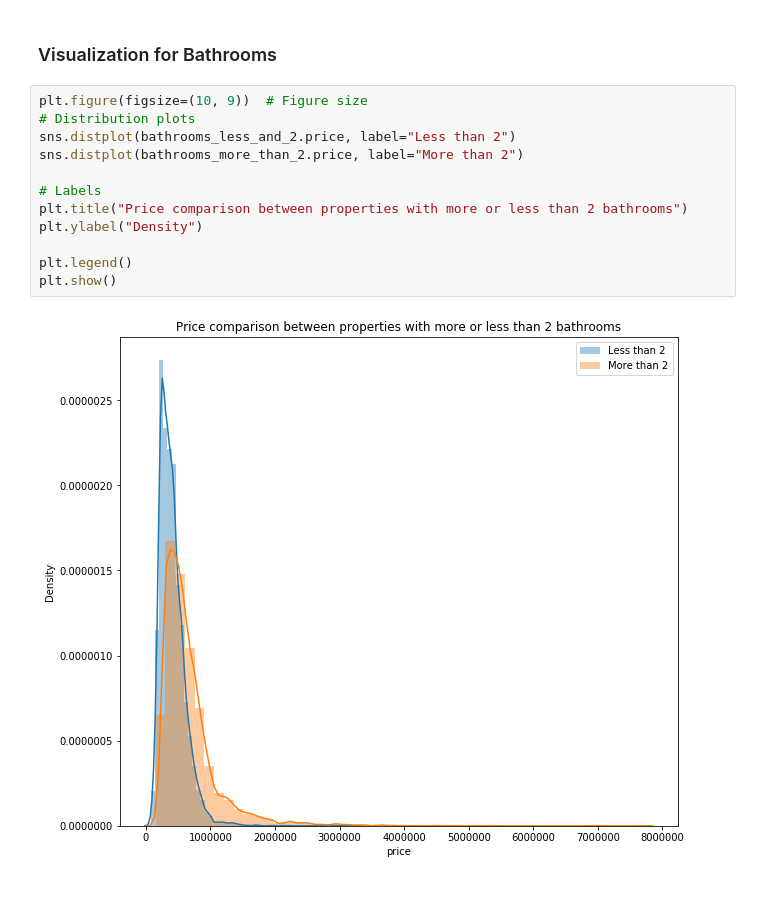
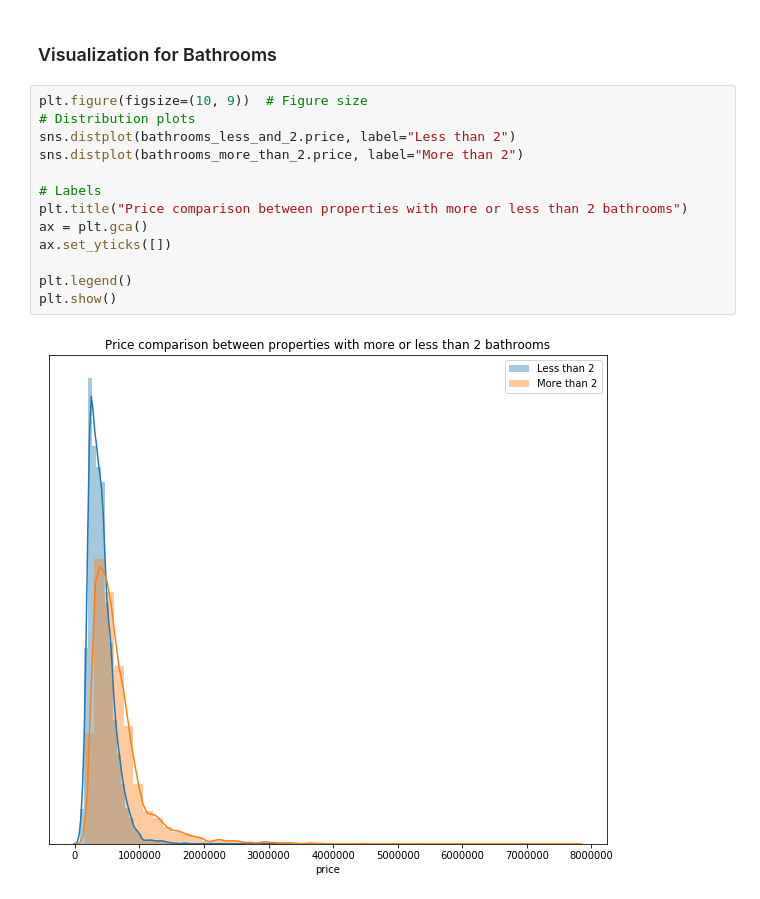
Before and after one commit to jeffersonzaki/Real-Estate, a Jupyter notebook: Technical-Notebook/statistics.ipynb, the cells around one changed output. Saved outputs shown, nothing was run; the diff lists cells and outputs as text.

```diff
--- a/Technical-Notebook/statistics.ipynb
+++ b/Technical-Notebook/statistics.ipynb
@@ -184,14 +187,15 @@ Ttest_indResult(statistic=-52.21637628951914, pvalue=0.0)
 # %%
 plt.figure(figsize=(10, 9))  # Figure size
 # Distribution plots
 sns.distplot(bathrooms_less_and_2.price, label="Less than 2")
 sns.distplot(bathrooms_more_than_2.price, label="More than 2")
 
 # Labels
 plt.title("Price comparison between properties with more or less than 2 bathrooms")
-plt.ylabel("Density")
+ax = plt.gca()
+ax.set_yticks([])
 
 plt.legend()
 plt.show()
 # %% [output]
-[figure, old version]
+[figure, new version]
```
Also changed, not shown: parts of 4 cells of this notebook.
